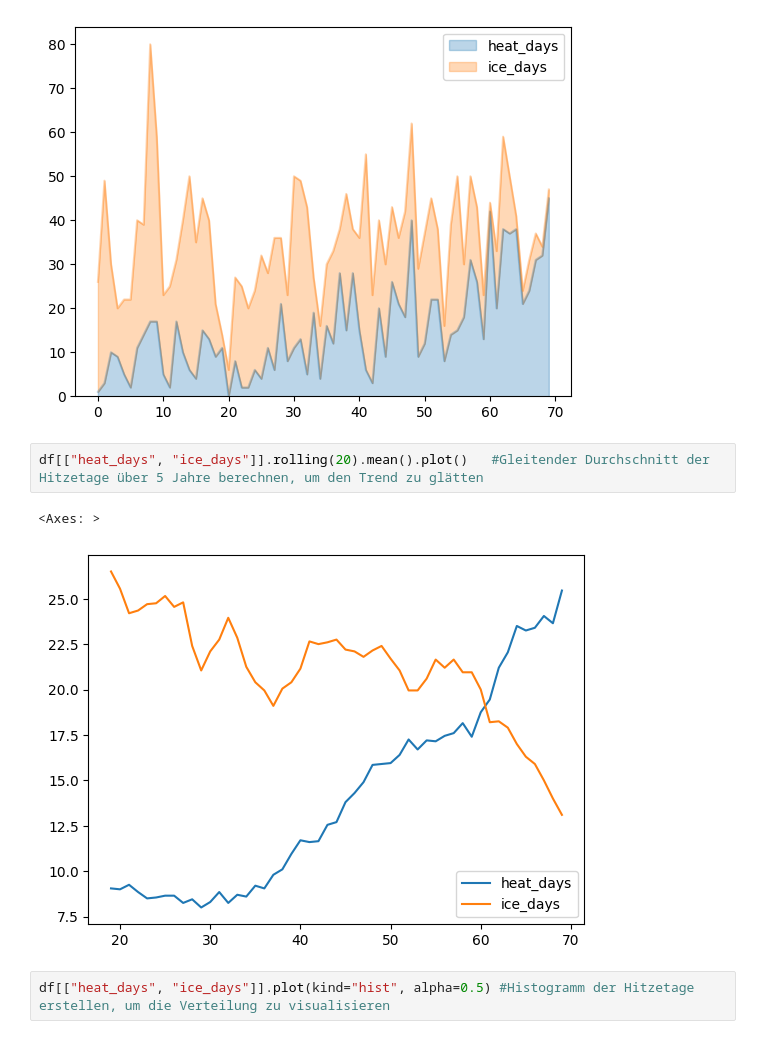
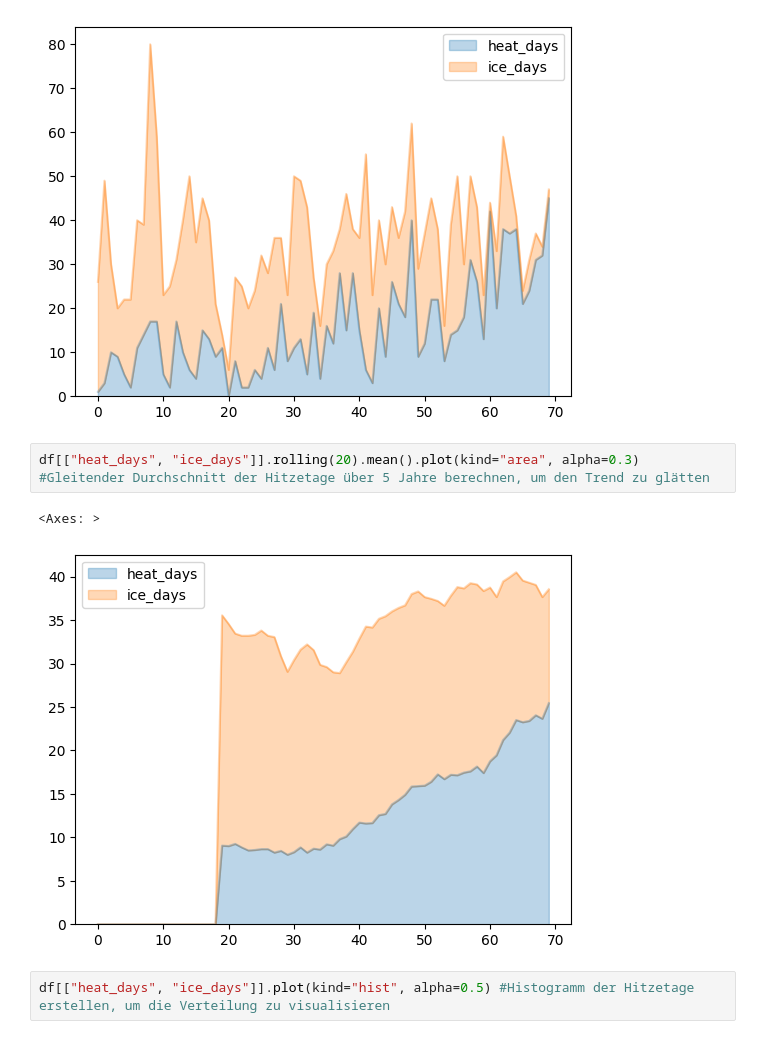
Before and after one commit to SimonLantschner/data-science-ue-ct, a Jupyter notebook: notebooks/01_data_with_pandas.ipynb, the cells around one changed output. Drawn from its saved outputs; the diff is of its cells as text.

```diff
--- a/notebooks/01_data_with_pandas.ipynb
+++ b/notebooks/01_data_with_pandas.ipynb
@@ -166,10 +166,10 @@ df[["heat_days", "ice_days"]].plot(kind="area", alpha=0.3) #Einfaches Liniendiag
 <Axes: >
 [figure]
 # %%
-df[["heat_days", "ice_days"]].rolling(20).mean().plot()   #Gleitender Durchschnitt der Hitzetage über 5 Jahre berechnen, um den Trend zu glätten
+df[["heat_days", "ice_days"]].rolling(20).mean().plot(kind="area", alpha=0.3)   #Gleitender Durchschnitt der Hitzetage über 5 Jahre berechnen, um den Trend zu glätten
 # %% [output]
 <Axes: >
-[figure, old version]
+[figure, new version]
 # %%
 df[["heat_days", "ice_days"]].plot(kind="hist", alpha=0.5) #Histogramm der Hitzetage erstellen, um die Verteilung zu visualisieren
 # %% [output]
```
